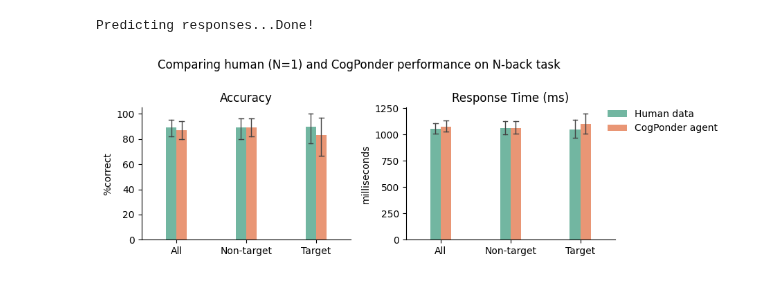
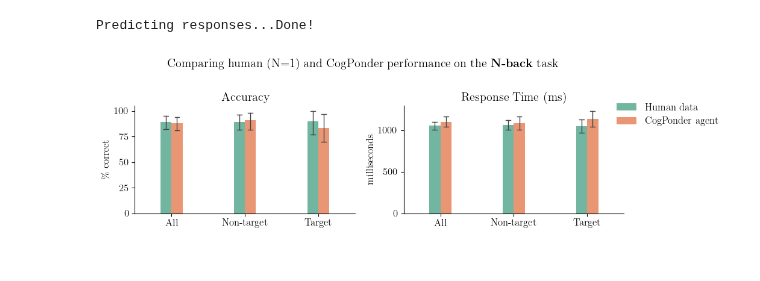
Before and after one commit to morteza/CogPonder, a Jupyter notebook: notebooks/Figures/Figure3-NBack.ipynb, the cells around one changed output. Saved outputs shown, nothing was run; the diff lists cells and outputs as text; code cells hidden in the pictures.

Commit message:
update nback plot

```diff
--- a/notebooks/Figures/Figure3-NBack.ipynb
+++ b/notebooks/Figures/Figure3-NBack.ipynb
@@ -120,40 +121,45 @@ cogponder_performance = pd.DataFrame({
 
 average_cogponder_performance = pd.DataFrame({
     'condition': -1,
     'response_time': rt_pred * dataset.response_step_interval + non_decision_time,
     'accuracy': (y_true == y_pred).float() * 100,
     'agent': 'CogPonder agent',
 })
 
 plot_data = pd.concat([human_performance, average_human_performance,
                        cogponder_performance, average_cogponder_performance]).reset_index()
 
 plot_data['condition'] = plot_data['condition'].map({True: 'Target', False: 'Non-target', -1: 'All'})
 
 plot_data = plot_data.melt(value_vars=['accuracy', 'response_time'], id_vars=['condition', 'agent'])
 
-g = sns.FacetGrid(plot_data, col='variable', sharey=False)
 
-g.map(sns.barplot, 'condition', 'value', 'agent',
-      palette='Set2',
-      errorbar=('ci', 95), capsize=.065, errwidth=1,
-      width=.3,
-      hue_order=['Human data', 'CogPonder agent'],
-      order=['All', 'Non-target', 'Target'])
+g = sns.catplot(
+    data=plot_data, x='condition', y='value', col='variable', hue='agent',
+    kind="bar", height=3, aspect=1.2,
+    width=.3, errorbar=('ci', 95), capsize=.065, errwidth=1,
+    palette='Set2',
+    sharex=False, sharey=False,
+    hue_order=['Human data', 'CogPonder agent'], order=['All', 'Non-target', 'Target'],
+    legend=False,
+)
 
 g.add_legend(loc='upper left', bbox_to_anchor=(.95, .8))
 
-g.axes[0,0].set_ylabel('%correct')
+g.axes[0,0].set_ylabel('\% correct')
 g.axes[0,0].set_title('Accuracy')
 g.axes[0,1].set_ylabel('milliseconds')
 g.axes[0,1].set_title('Response Time (ms)')
 g.axes[0,0].set_xlabel(None)
 g.axes[0,1].set_xlabel(None)
 
+import matplotlib as mpl
+mpl.rc('text', usetex=True)
+mpl.rc('font', family='serif', size=12)
 
-plt.suptitle('Comparing human (N=1) and CogPonder performance on N-back task', y=1)
+plt.suptitle('Comparing human (N=1) and CogPonder performance on the \\textbf{N-back} task', y=1)
 plt.tight_layout()
 plt.savefig('outputs/figures/figure3-nback.png', bbox_inches='tight', dpi=300)
 plt.show()
 # %% [output]
-[figure, old version]
+[figure, new version]
```
Also changed, not shown: parts of 1 cell of this notebook, 2 other files.
